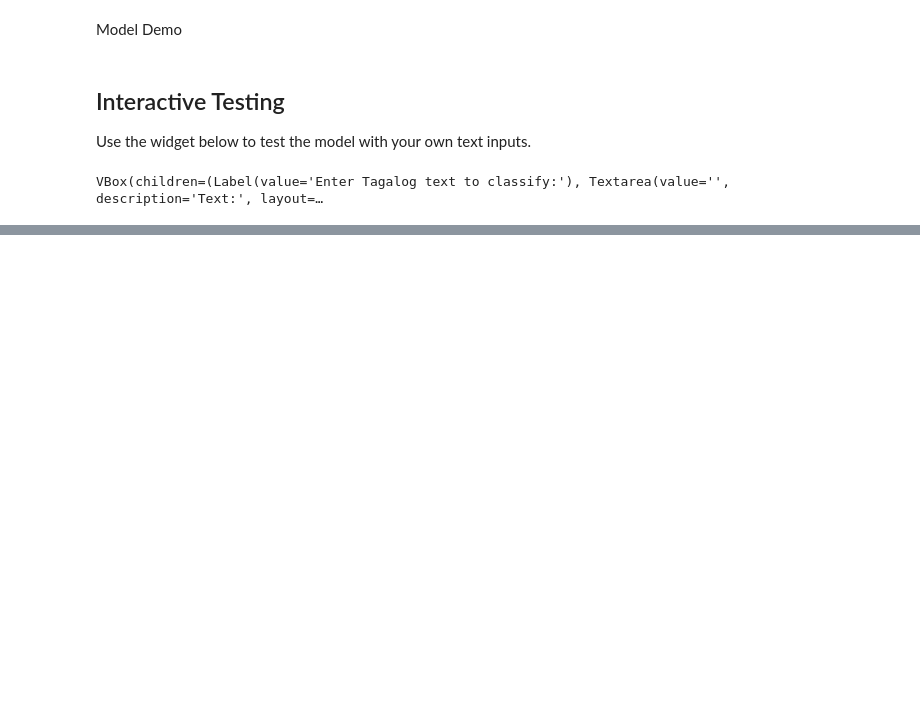
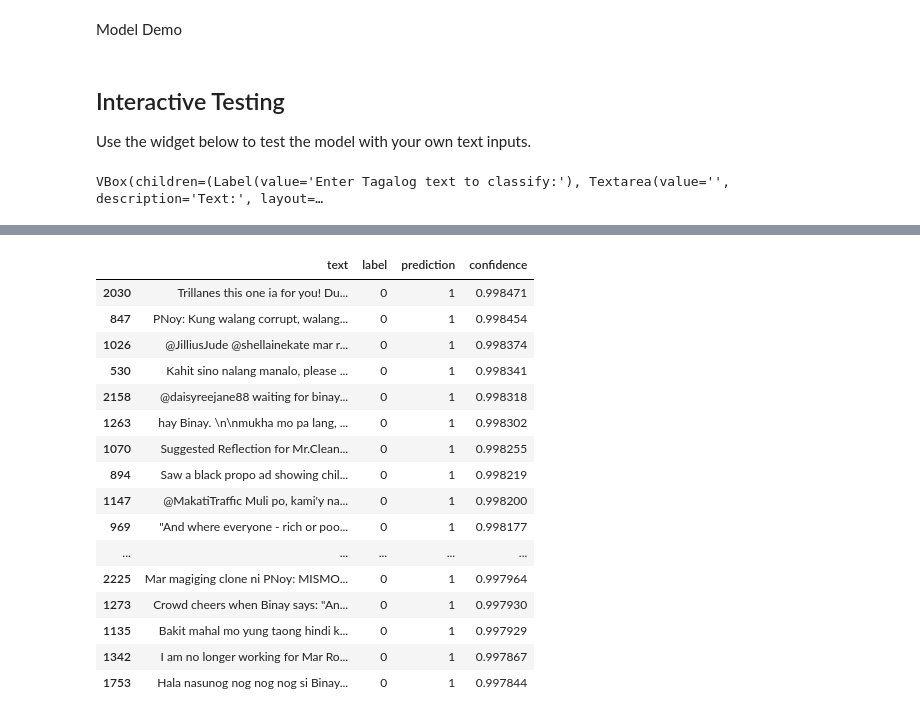
Before and after one commit to jedld/filipino_hate_speech_detector, a Jupyter notebook: experiment_1.ipynb, the cells around one changed output, grey strips where cells are left out. Drawn from its saved outputs; the diff is of its cells as text; code cells hidden in the pictures; blank space fills up the shorter version.

```diff
--- a/experiment_1.ipynb
+++ b/experiment_1.ipynb
@@ -574,3 +634,66 @@ display(widgets.VBox([
 ]))
 # %% [output]
 VBox(children=(Label(value='Enter Tagalog text to classify:'), Textarea(value='', description='Text:', layout=…
+# %%
+# Qualitative Analysis: False Positives and False Negatives
+import pandas as pd
+import torch
+from IPython.display import display
+
+# Set pandas display options to show full text content
+pd.set_option('display.max_colwidth', None)
+
+def get_all_predictions(model, loader, device):
+    model.eval()
+    all_preds = []
+    all_probs = []
+    all_labels = []
+
+    with torch.no_grad():
+        for inputs, targets in loader:
+            inputs = inputs.to(device)
+            logits = model(inputs)
+            probs = torch.softmax(logits, dim=1)
+            preds = torch.argmax(probs, dim=1)
+
+            all_preds.extend(preds.cpu().numpy())
+            all_probs.extend(probs.cpu().numpy())
+            all_labels.extend(targets.numpy())
+
+    return all_preds, all_probs, all_labels
+
+# Get predictions on the test set
+# Note: test_loader was created with shuffle=False, so the order matches test_df
+if 'model' in locals() and 'test_loader' in locals() and 'device' in locals():
+    preds, probs, labels = get_all_predictions(model, test_loader, device)
+
+    # Create a DataFrame for analysis
+    analysis_df = test_df.copy()
+    analysis_df['prediction'] = preds
+    # Get the probability of the predicted class
+    analysis_df['confidence'] = [p[pred] for p, pred in zip(probs, preds)]
+    analysis_df['correct'] = analysis_df['label'] == analysis_df['prediction']
+
+    # Identify False Positives (Label=0, Pred=1) and False Negatives (Label=1, Pred=0)
+    fp_df = analysis_df[(analysis_df['label'] == 0) & (analysis_df['prediction'] == 1)]
+    fn_df = analysis_df[(analysis_df['label'] == 1) & (analysis_df['prediction'] == 0)]
+
+    print(f"Total Test Samples: {len(analysis_df)}")
+    print(f"False Positives: {len(fp_df)}")
+    print(f"False Negatives: {len(fn_df)}")
+
+    print("\n--- Sample False Positives (Predicted Hate, Actual Not Hate) ---")
+    # Display top 20 with highest confidence (most 'wrong')
+    if not fp_df.empty:
+        display(fp_df.sort_values(by='confidence', ascending=False).head(20)[['text', 'label', 'prediction', 'confidence']])
+    else:
+        print("No False Positives found.")
+
+    print("\n--- Sample False Negatives (Predicted Not Hate, Actual Hate) ---")
+    if not fn_df.empty:
+        display(fn_df.sort_values(by='confidence', ascending=False).head(20)[['text', 'label', 'prediction', 'confidence']])
+    else:
+        print("No False Negatives found.")
+else:
+    print("Model, test_loader, or device not found. Please run the training cells first.")
+# %% [output]
@@ -576,0 +705,17 @@ VBox(children=(Label(value='Enter Tagalog text to classify:'), Textarea(value=''
+|  | text | label | prediction | confidence |
+| 2030 | Trillanes this one ia for you! Du... | 0 | 1 | 0.998471 |
+| 847 | PNoy: Kung walang corrupt, walang... | 0 | 1 | 0.998454 |
+| 1026 | @JilliusJude @shellainekate mar r... | 0 | 1 | 0.998374 |
+| 530 | Kahit sino nalang manalo, please ... | 0 | 1 | 0.998341 |
+| 2158 | @daisyreejane88 waiting for binay... | 0 | 1 | 0.998318 |
+| 1263 | hay Binay. \n\nmukha mo pa lang, ... | 0 | 1 | 0.998302 |
+| 1070 | Suggested Reflection for Mr.Clean... | 0 | 1 | 0.998255 |
+| 894 | Saw a black propo ad showing chil... | 0 | 1 | 0.998219 |
+| 1147 | @MakatiTraffic Muli po, kami'y na... | 0 | 1 | 0.998200 |
+| 969 | "And where everyone - rich or poo... | 0 | 1 | 0.998177 |
+| ... | ... | ... | ... | ... |
+| 2225 | Mar magiging clone ni PNoy: MISMO... | 0 | 1 | 0.997964 |
+| 1273 | Crowd cheers when Binay says: "An... | 0 | 1 | 0.997930 |
+| 1135 | Bakit mahal mo yung taong hindi k... | 0 | 1 | 0.997929 |
+| 1342 | I am no longer working for Mar Ro... | 0 | 1 | 0.997867 |
+| 1753 | Hala nasunog nog nog nog si Binay... | 0 | 1 | 0.997844 |
```
Also changed, not shown: parts of 9 cells of this notebook, 11 other files.
